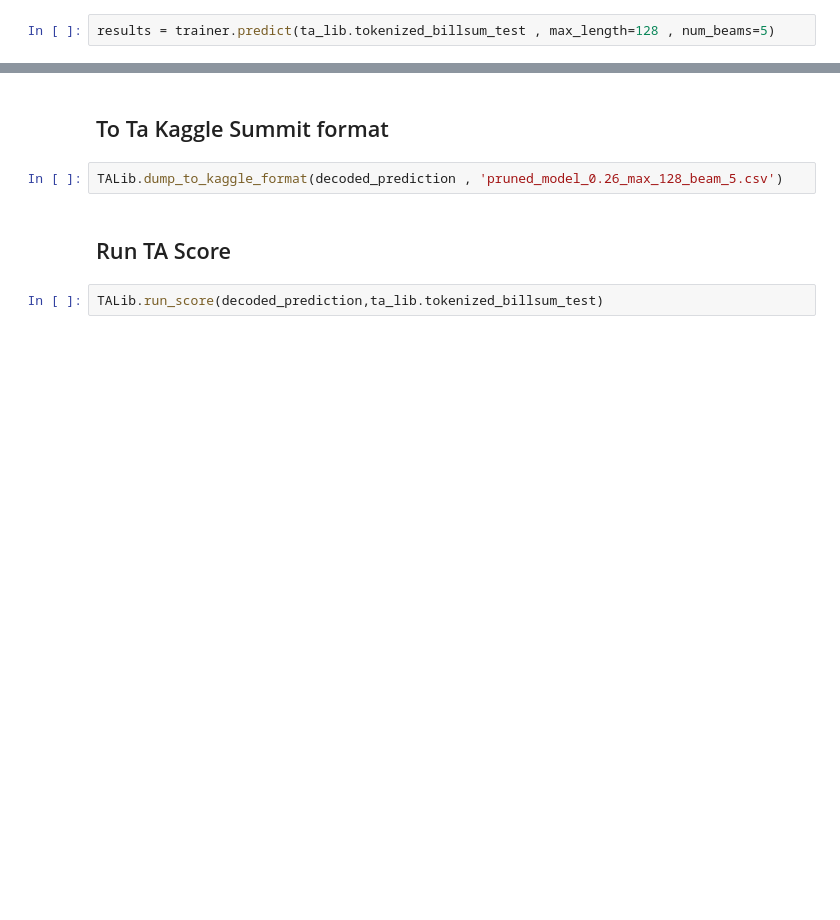
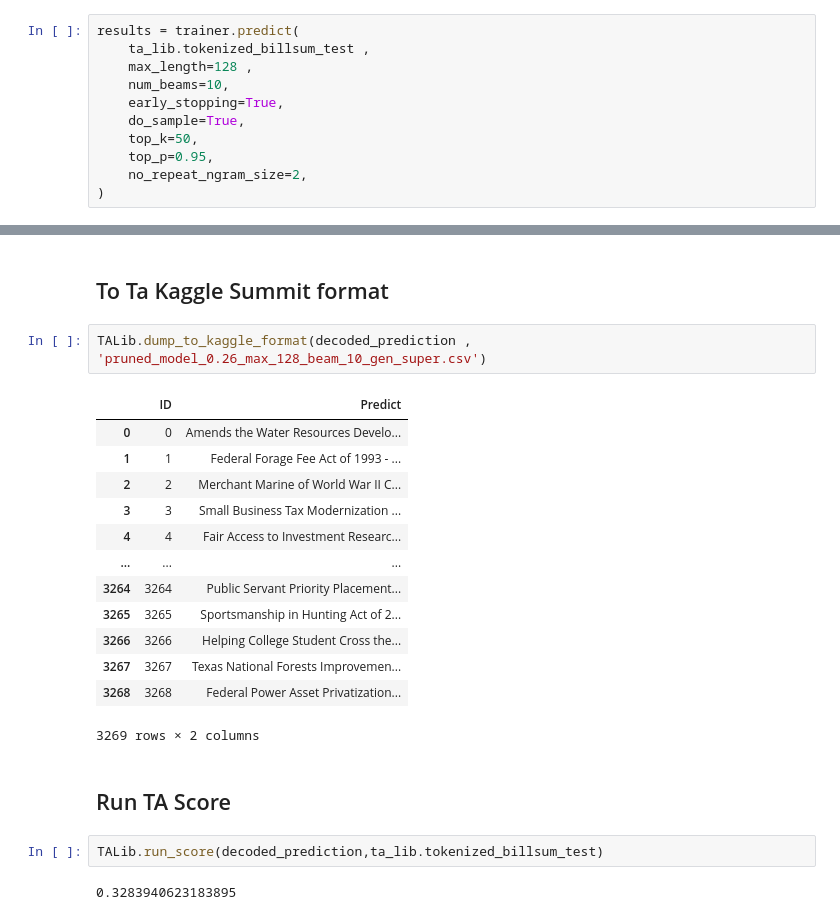
Before and after one commit to KeithLin724/NYCU-Data-Science-2024, a Jupyter notebook: HW4/test_code_sample.ipynb, the cells around one changed output, grey strips where cells are left out. Drawn from its saved outputs; the diff is of its cells as text; blank space fills up the shorter version.

```diff
--- a/HW4/test_code_sample.ipynb
+++ b/HW4/test_code_sample.ipynb
@@ -55,7 +61,16 @@ trainer.evaluate(ta_lib.tokenized_billsum_test , max_length=128)
 # %% [markdown]
 ## Predict
 # %%
-results = trainer.predict(ta_lib.tokenized_billsum_test , max_length=128 , num_beams=5)
+results = trainer.predict(
+    ta_lib.tokenized_billsum_test ,
+    max_length=128 ,
+    num_beams=10,
+    early_stopping=True,
+    do_sample=True,
+    top_k=50,
+    top_p=0.95,
+    no_repeat_ngram_size=2,
+)
 # %%
 import numpy as np
 results = np.where(results[0] != -100, results[0], ta_lib.tokenizer.pad_token_id)
@@ -64,8 +79,24 @@ decoded_prediction = ta_lib.tokenizer.batch_decode(results, skip_special_tokens=
 # %% [markdown]
 ## To Ta Kaggle Summit format
 # %%
-TALib.dump_to_kaggle_format(decoded_prediction , 'pruned_model_0.26_max_128_beam_5.csv')
+TALib.dump_to_kaggle_format(decoded_prediction , 'pruned_model_0.26_max_128_beam_10_gen_super.csv')
+# %% [output]
+|  | ID | Predict |
+| 0 | 0 | Amends the Water Resources Develo... |
+| 1 | 1 | Federal Forage Fee Act of 1993 - ... |
+| 2 | 2 | Merchant Marine of World War II C... |
+| 3 | 3 | Small Business Tax Modernization ... |
+| 4 | 4 | Fair Access to Investment Researc... |
+| ... | ... | ... |
+| 3264 | 3264 | Public Servant Priority Placement... |
+| 3265 | 3265 | Sportsmanship in Hunting Act of 2... |
+| 3266 | 3266 | Helping College Student Cross the... |
+| 3267 | 3267 | Texas National Forests Improvemen... |
+| 3268 | 3268 | Federal Power Asset Privatization... |
+3269 rows × 2 columns
 # %% [markdown]
 ## Run TA Score
 # %%
 TALib.run_score(decoded_prediction,ta_lib.tokenized_billsum_test)
+# %% [output]
+0.3283940623183895
```
Also changed, not shown: parts of 2 cells of this notebook, 1 other file.
